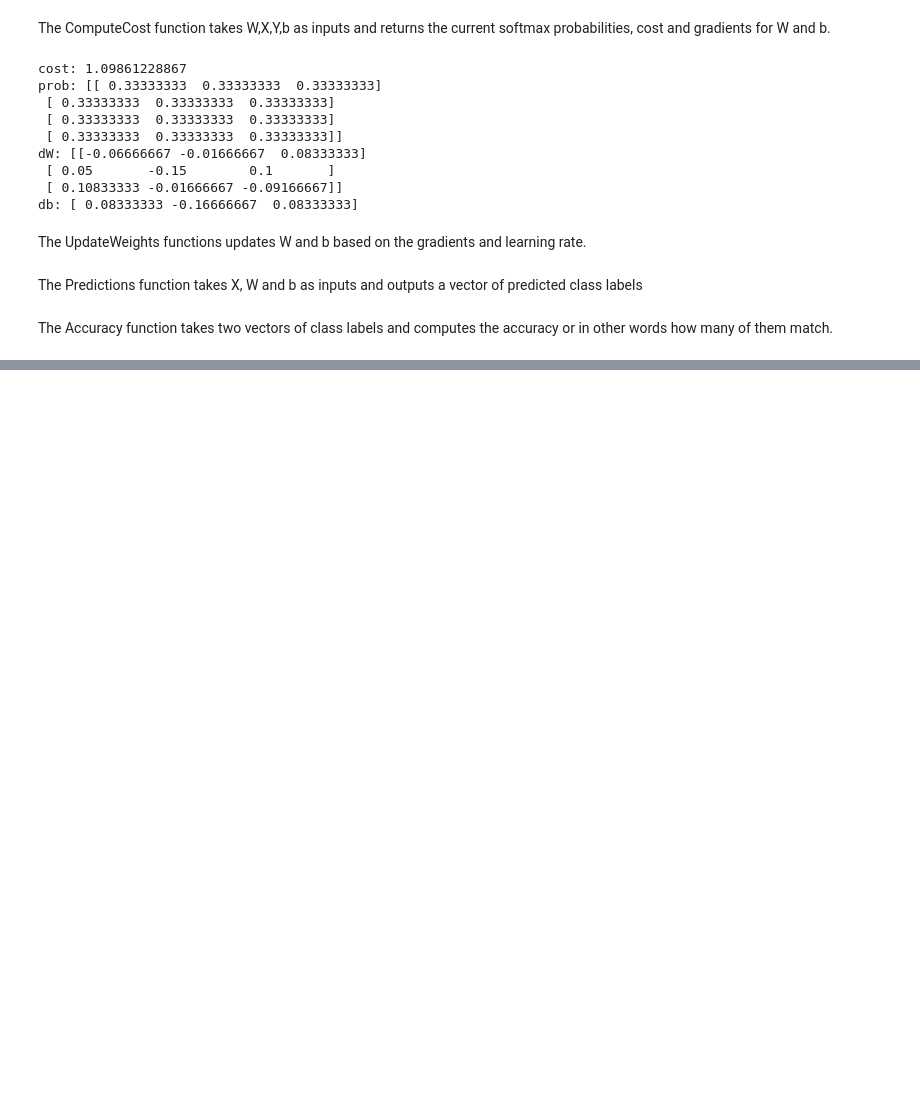
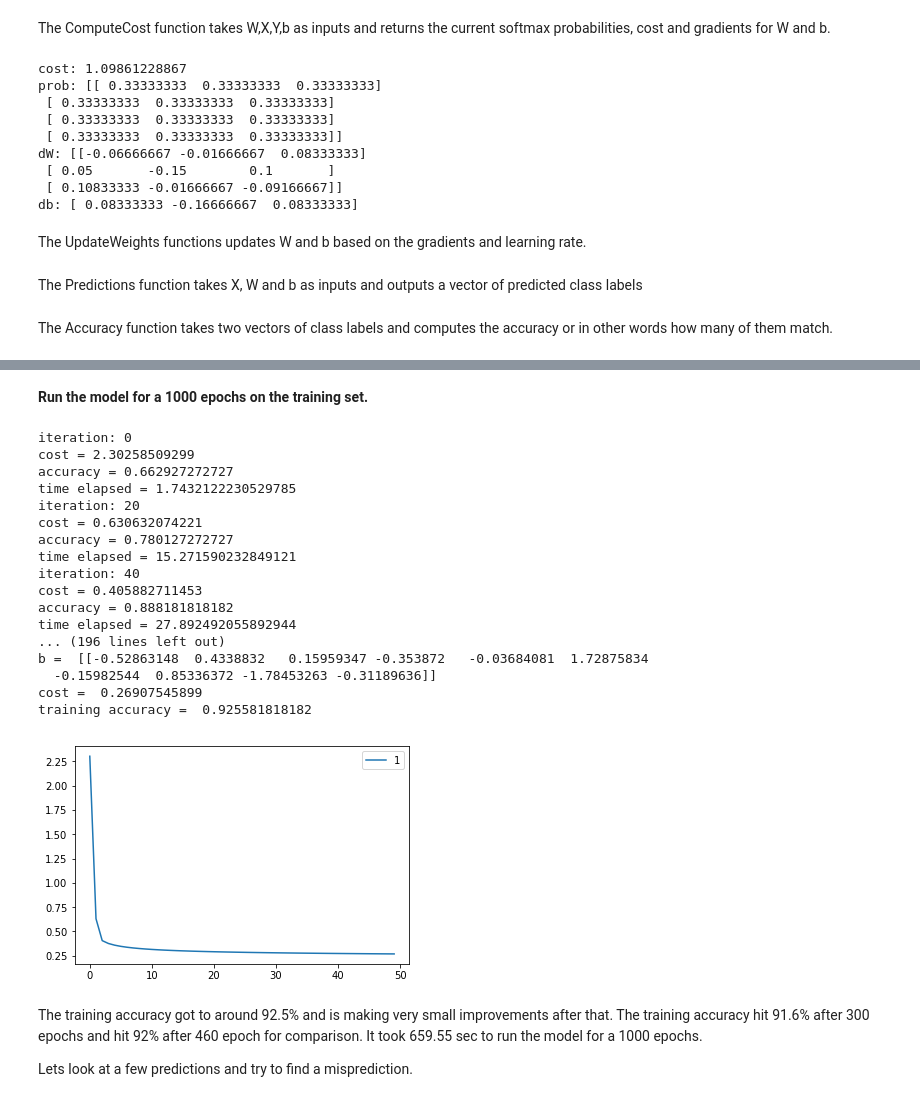
Before and after one commit to andyops/MNIST_Notebooks, a Jupyter notebook: MNIST_NP_Softmax_Basic.ipynb, the cells around one changed output, grey strips where cells are left out. Saved outputs shown, nothing was run; the diff lists cells and outputs as text; code cells hidden in the pictures; blank space fills up the shorter version.

```diff
--- a/MNIST_NP_Softmax_Basic.ipynb
+++ b/MNIST_NP_Softmax_Basic.ipynb
@@ -208,0 +319,43 @@ The plot also shows clearly that with a learning rate of 0.1 the cost converges
+# %% [markdown]
+**Run the model for a 1000 epochs on the training set.**
+# %%
+allCostHistory = {}
+trainAccuracyHistory = {}
+iterations=1000
+for learningRate in [1]:
+    W, b, costHistory, trainAccuracy = TrainModel(X, Y, labels, iterations, learningRate,verbose=True)
+    trainAccuracyHistory[learningRate] = trainAccuracy
+    allCostHistory[learningRate] = costHistory
+    print("learningRate =", learningRate)
+    print("W =", W)
+    print("b = ", b)
+    print("cost = ", costHistory[-1])
+    print("training accuracy = ", trainAccuracy)
+    print("\n\n")
+for ch in allCostHistory:
+    plt.plot(allCostHistory[ch], label=ch)
+plt.legend()
+plt.show()
+# %% [output]
+iteration: 0
+cost = 2.30258509299
+accuracy = 0.662927272727
+time elapsed = 1.7432122230529785
+iteration: 20
+cost = 0.630632074221
+accuracy = 0.780127272727
+time elapsed = 15.271590232849121
+iteration: 40
+cost = 0.405882711453
+accuracy = 0.888181818182
+time elapsed = 27.892492055892944
+... (196 lines left out)
+b =  [[-0.52863148  0.4338832   0.15959347 -0.353872   -0.03684081  1.72875834
+  -0.15982544  0.85336372 -1.78453263 -0.31189636]]
+cost =  0.26907545899
+training accuracy =  0.925581818182
+[figure, added]
+# %% [markdown]
+The training accuracy got to around 92.5% and is making very small improvements after that. The training accuracy hit 91.6% after 300 epochs and hit 92% after 460 epoch for comparison. It took 659.55 sec to run the model for a 1000 epochs.
+
+Lets look at a few predictions and try to find a misprediction.
```
Also changed, not shown: parts of 28 cells of this notebook, 2 other files.
